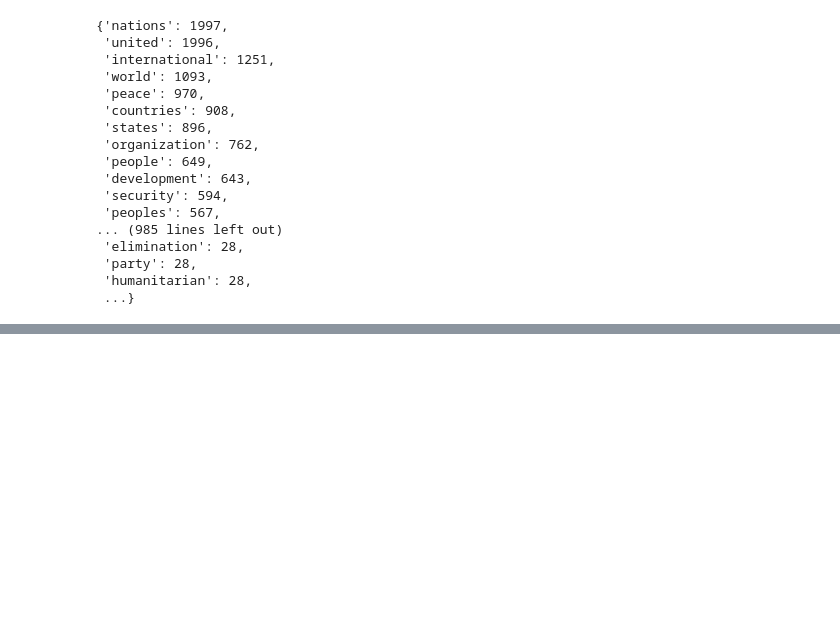
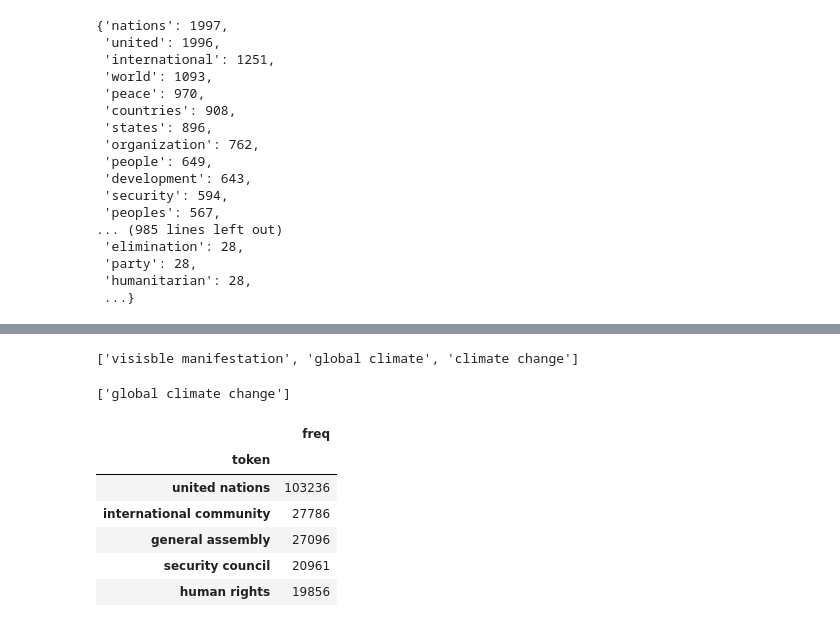
Before and after one commit to nicolasmollier/blueprints_for_text_analytics, a Jupyter notebook: notebooks/chapter_1.ipynb, the cells around one changed output, grey strips where cells are left out. Cells and saved outputs as stored; diff of their text form; code cells hidden in the pictures; blank space fills up the shorter version.

```diff
--- a/notebooks/chapter_1.ipynb
+++ b/notebooks/chapter_1.ipynb
@@ -723,0 +769,4 @@ freq_1970.freq.to_dict()
+# %%
+text = "the visisble manifestation of the global climate change"
+# %%
+tokens = tokenize(text)
@@ -723,0 +798,23 @@ freq_1970.freq.to_dict()
+# %%
+def ngrams(tokens, n=2, sep=' ', stopwords=set()):
+    return([sep.join(ngram) for ngram in zip(*[tokens[i:] for i in range(n)]) if len([t for t in ngram if t in stopwords]) ==0])
+# %%
+ngrams(tokens, 2, stopwords=stopwords)
+# %% [output]
+['visisble manifestation', 'global climate', 'climate change']
+# %%
+ngrams(tokens, 3, stopwords=stopwords)
+# %% [output]
+['global climate change']
+# %%
+df['bigrams'] = df.text.apply(prepare, pipeline=[str.lower, tokenize]).apply(ngrams, n=2, stopwords=stopwords)
+# %%
+count_words(df, "bigrams").head(n=5)
+# %% [output]
+|  | freq |
+| token |  |
+| united nations | 103236 |
+| international community | 27786 |
+| general assembly | 27096 |
+| security council | 20961 |
+| human rights | 19856 |
```
Also changed, not shown: parts of 15 cells of this notebook.
